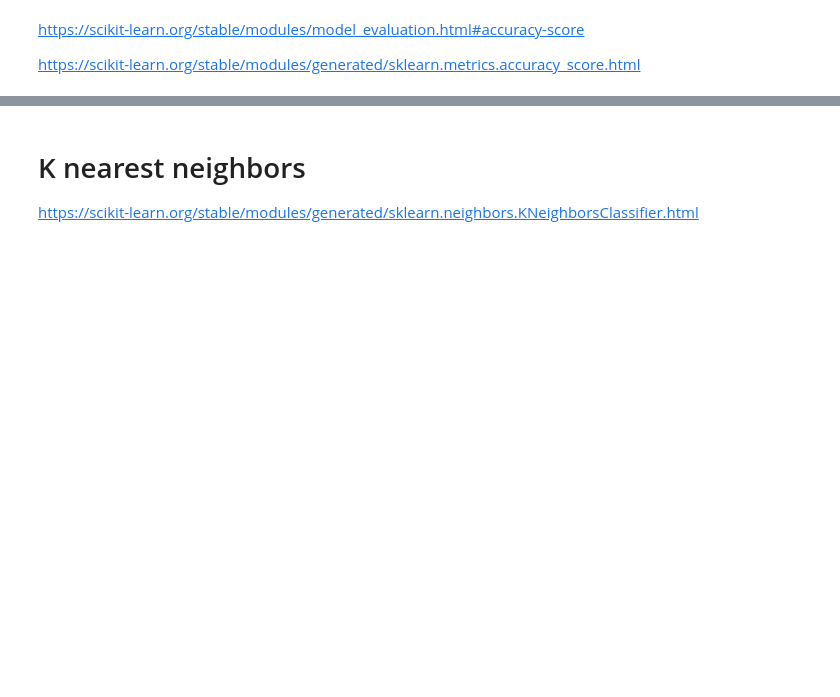
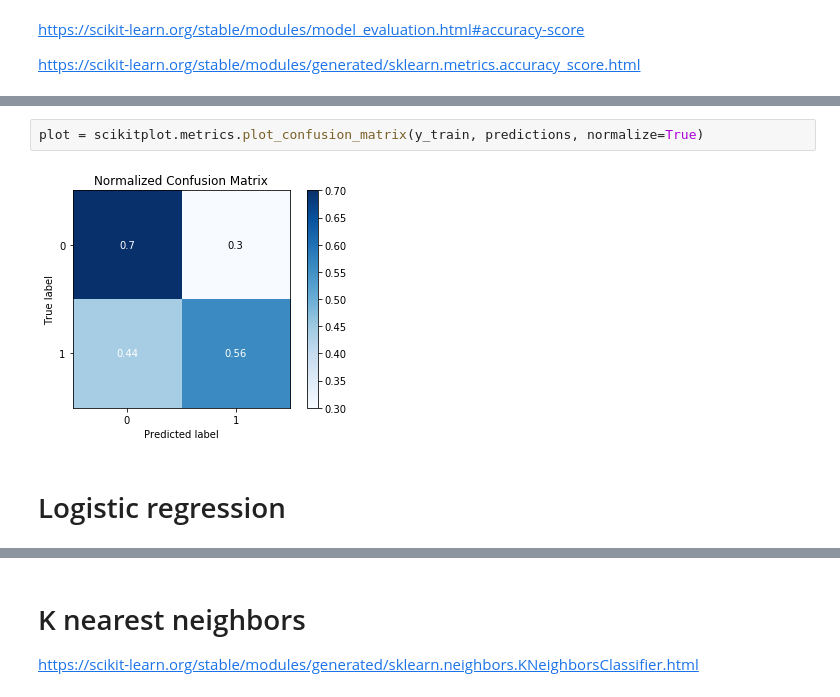
Before and after one commit to researcherben/learn_machine_learning, a Jupyter notebook: classification_of_fake_data.ipynb, the cells around one changed output, grey strips where cells are left out. Saved outputs shown, nothing was run; the diff lists cells and outputs as text; blank space fills up the shorter version.

```diff
--- a/classification_of_fake_data.ipynb
+++ b/classification_of_fake_data.ipynb
@@ -226,0 +287,6 @@ Accuracy: 0.500000
+# %%
+plot = scikitplot.metrics.plot_confusion_matrix(y_train, predictions, normalize=True)
+# %% [output]
+[figure, added]
+# %% [markdown]
+# Logistic regression
```
Also changed, not shown: parts of 61 cells of this notebook, 1 other file.
